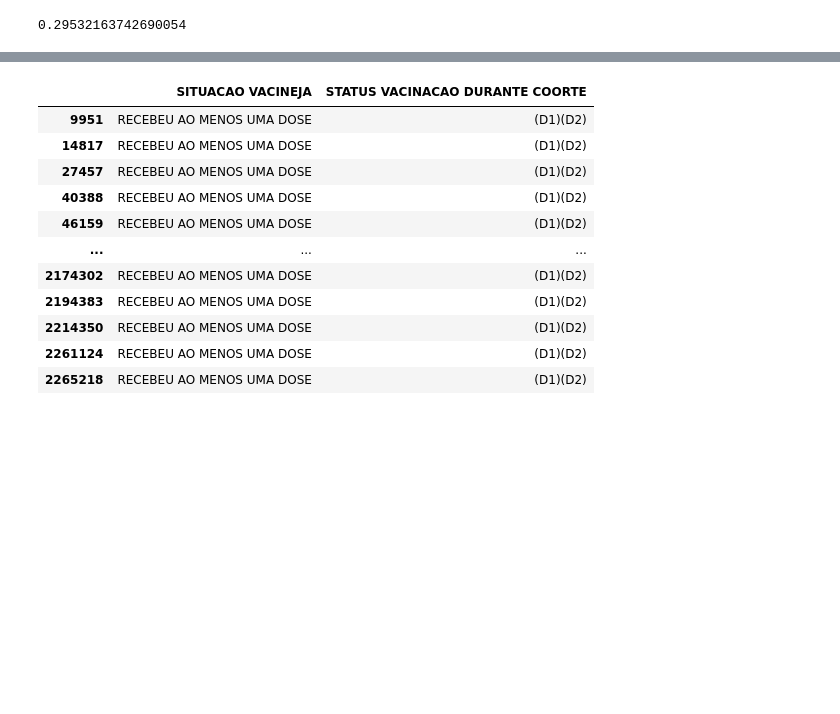
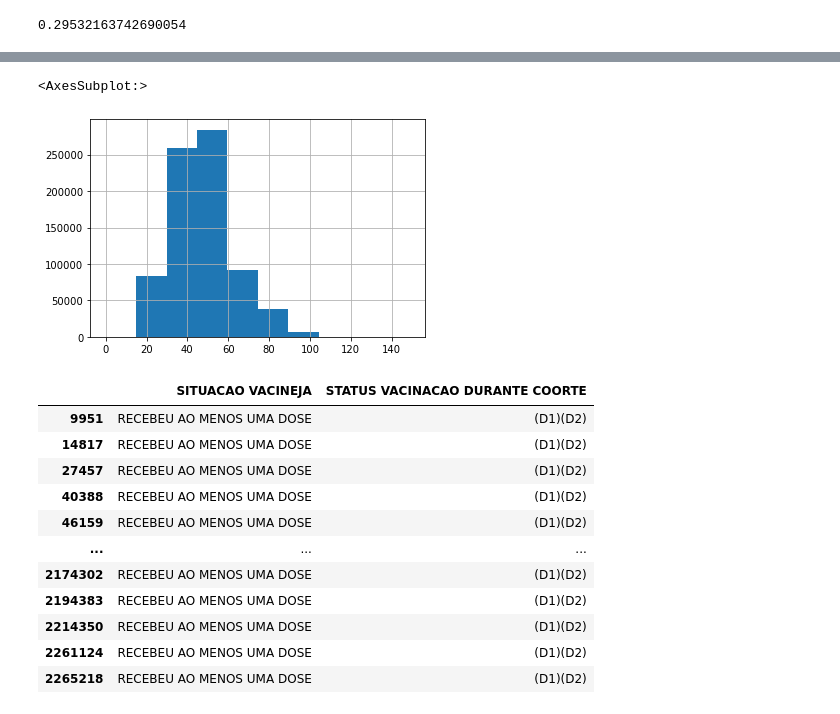
Before and after one commit to higorsmonteiro/vaccine-eff-fortaleza, a Jupyter notebook: notebooks/survival_exploration.ipynb, the cells around one changed output, grey strips where cells are left out. Cells and saved outputs as stored; diff of their text form; code cells hidden in the pictures; blank space fills up the shorter version.

```diff
--- a/notebooks/survival_exploration.ipynb
+++ b/notebooks/survival_exploration.ipynb
@@ -140,0 +130,4 @@ hospital.sub_data["D2"]["CONTROLE"]
+# %%
+fschema_astra = fschema[fschema["VACINA APLICADA"]=="ASTRAZENECA"]
+fschema_cor = fschema[fschema["VACINA APLICADA"]=="CORONAVAC"]
+fschema_pfizer = fschema[fschema["VACINA APLICADA"]=="PFIZER"]
@@ -141,3 +150,8 @@ hospital.sub_data["D2"]["CONTROLE"]
+# %%
+fschema_astra["IDADE"].hist()
+# %% [output]
+<AxesSubplot:>
+[figure, added]
 # %%
 sub = fschema[fschema["CPF"].isin(hospital.sub_data["D2"]["CASO"]["CPF"])]
 # %%
```
Also changed, not shown: parts of 39 cells of this notebook, 13 other files.
